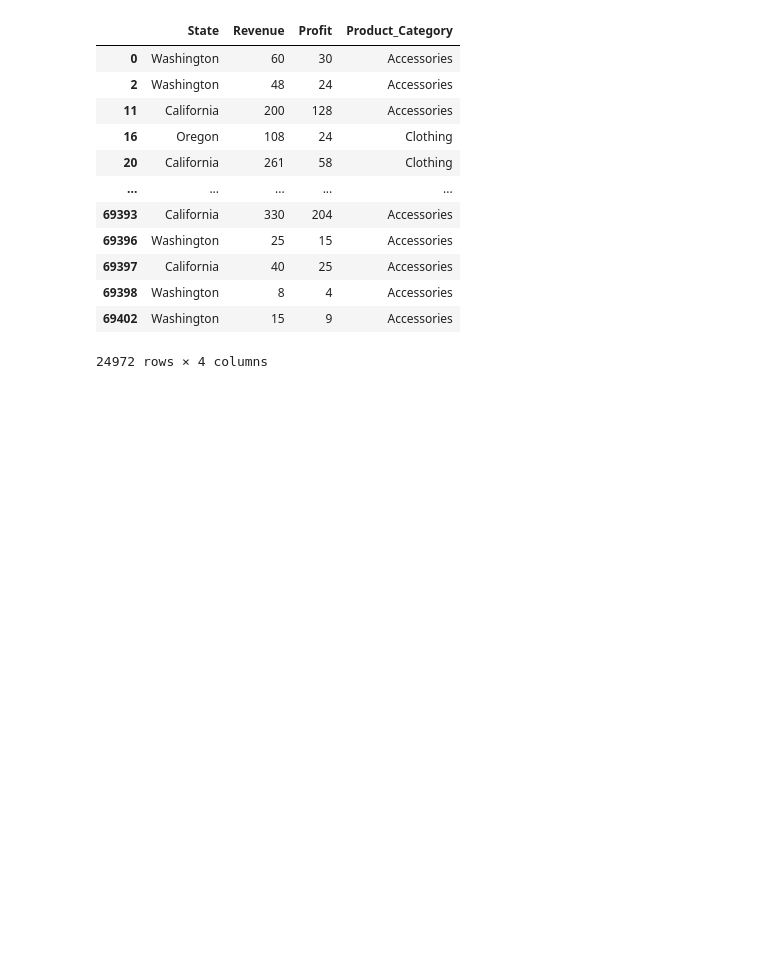
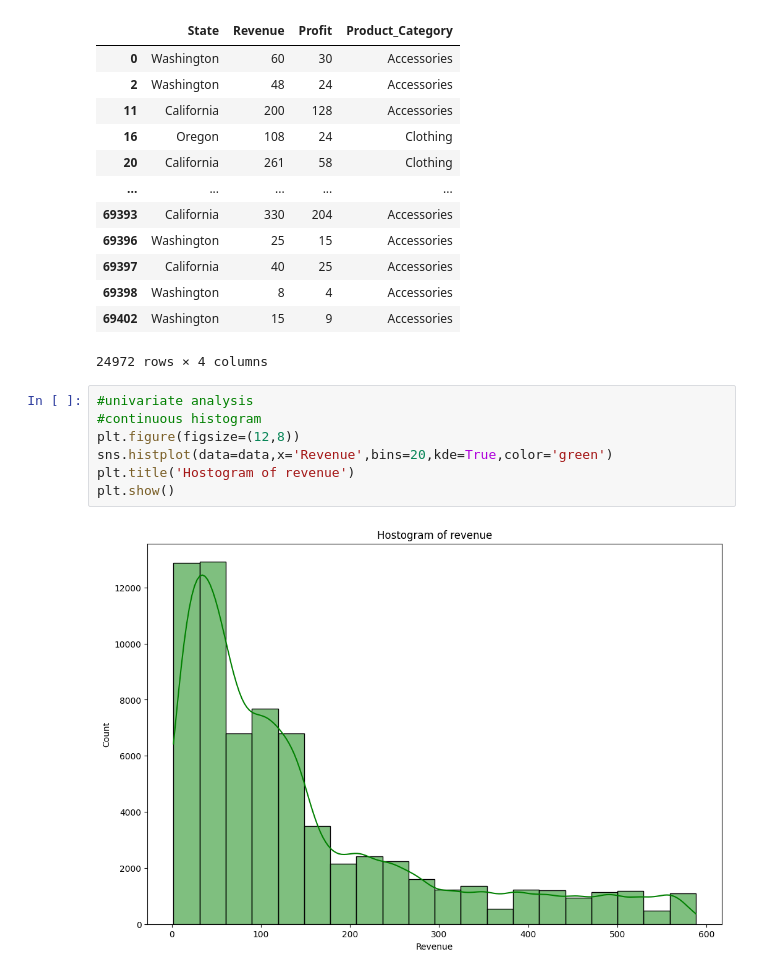
Before and after one commit to anitajn86/DATA-MINING-AND-ANALYTICS, a Jupyter notebook: PRACTICE 1/exampractice.ipynb, the cells around one changed output. Saved outputs shown, nothing was run; the diff lists cells and outputs as text; blank space fills up the shorter version.

Commit message:
Analysis of variables

```diff
--- a/PRACTICE 1/exampractice.ipynb
+++ b/PRACTICE 1/exampractice.ipynb
@@ -231,3 +231,12 @@ NewUSA
 | 69398 | Washington | 8 | 4 | Accessories |
 | 69402 | Washington | 15 | 9 | Accessories |
 24972 rows × 4 columns
+# %%
+#univariate analysis
+#continuous histogram
+plt.figure(figsize=(12,8))
+sns.histplot(data=data,x='Revenue',bins=20,kde=True,color='green')
+plt.title('Hostogram of revenue')
+plt.show()
+# %% [output]
+[figure, added]
```
Also changed, not shown: parts of 13 cells of this notebook.
